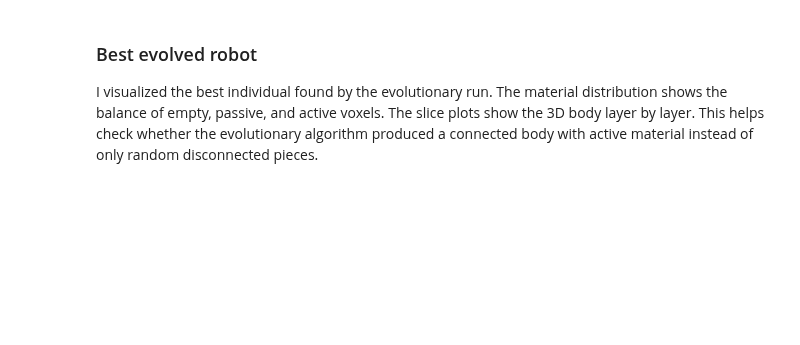
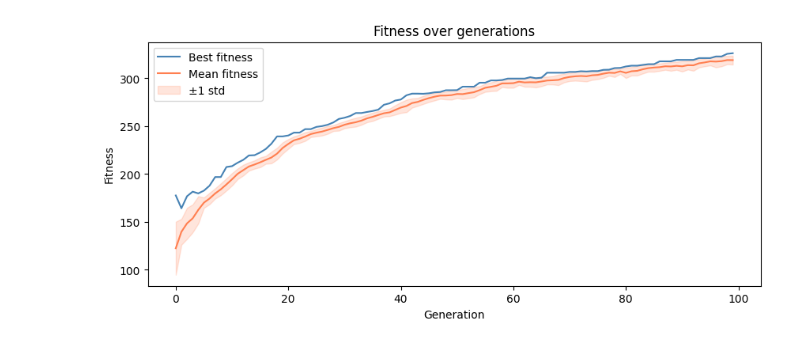
Before and after one commit to ayushishringi/xenobot-exercise, a Jupyter notebook: notebooks/milestone2_notebook.ipynb, the cells around one changed output. Cells and saved outputs as stored; diff of their text form; code cells hidden in the pictures; blank space fills up the shorter version.

```diff
--- a/notebooks/milestone2_notebook.ipynb
+++ b/notebooks/milestone2_notebook.ipynb
@@ -8,13 +15,6 @@ from src.diagnostics import plot_fitness_curve
 # %%
-pop, log, hof = run_evolution(
-    pop_size=30,
-    generations=20,
-    cxpb=0.5,
-    mutpb=0.3
-)
-
+pop, log, hof, div_log = run_evolution(pop_size=50, generations=100, cxpb=0.5, mutpb=0.3)
 best = hof[0]
-
-print("Best fitness:", best.fitness.values[0])
-print("Best robot shape:", best.shape)
+print('Best fitness:', best.fitness.values[0])
+print('Best robot shape:', best.shape)
 # %% [output]
@@ -44,2 +37,0 @@ The best fitness increased over the run, which shows that the evolutionary searc
-# %%
-plot_fitness_curve(log)
@@ -67,4 +38,5 @@ plot_voxel_slices(best)
-# %% [markdown]
-### Best evolved robot
-
-I visualized the best individual found by the evolutionary run. The material distribution shows the balance of empty, passive, and active voxels. The slice plots show the 3D body layer by layer. This helps check whether the evolutionary algorithm produced a connected body with active material instead of only random disconnected pieces.
+# %%
+# Q9: Fitness curve with std band
+plot_fitness_curve(log, save_path='../results/m2_fitness_curve.png')
+# %% [output]
+[figure, added]
```
Also changed, not shown: parts of 21 cells of this notebook, 30 other files.
